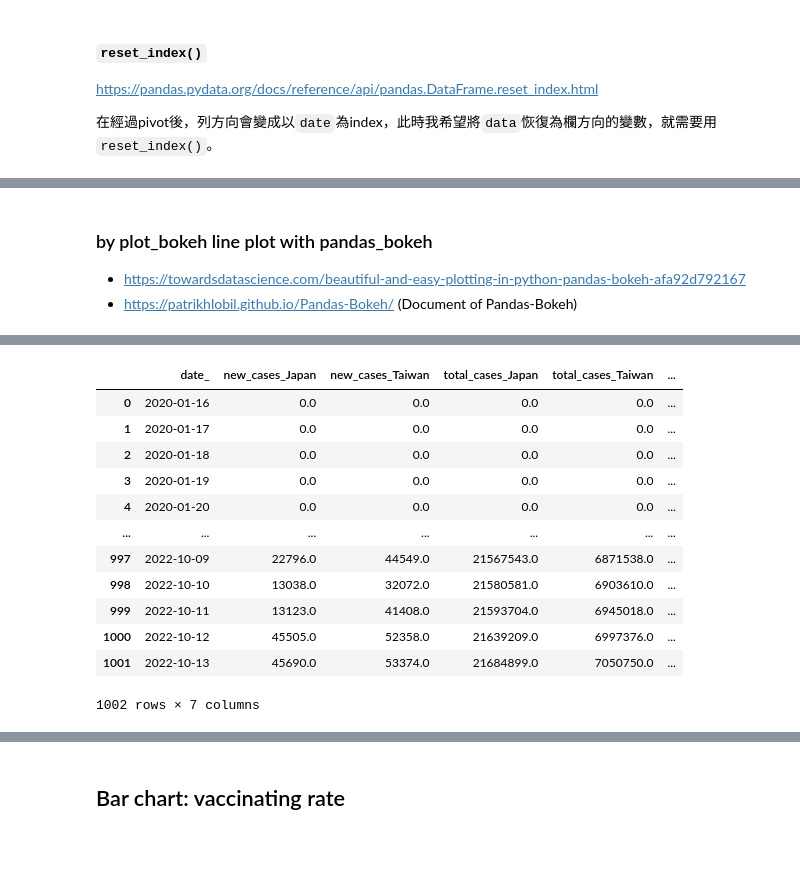
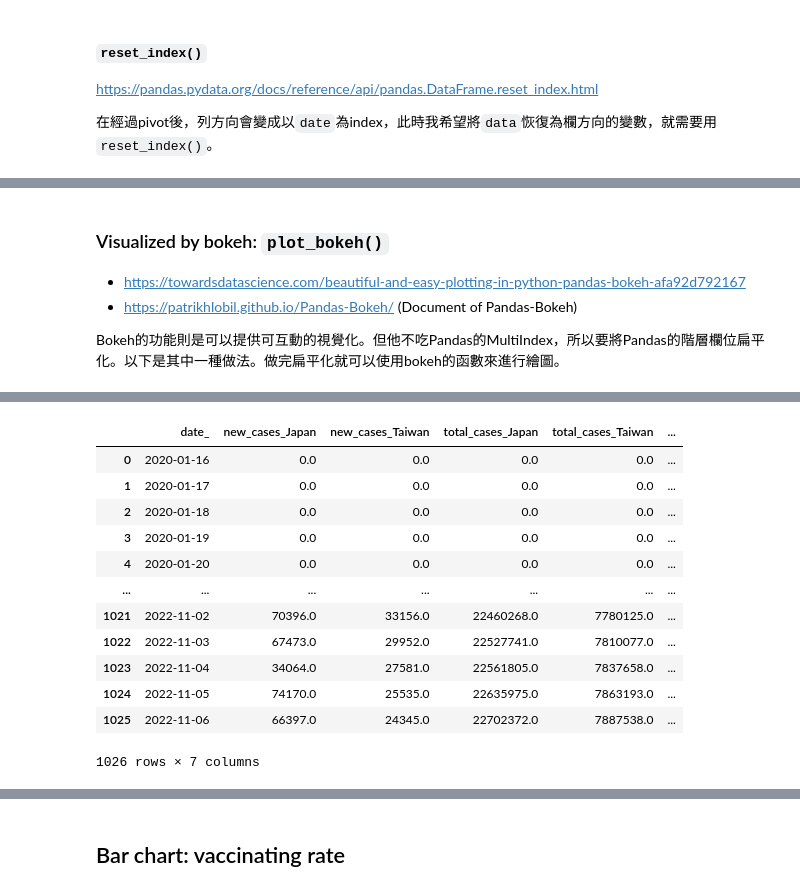
Before and after one commit to p4css/py4css, a Jupyter notebook: _sources/PSS/P07_2_bokeh.ipynb, the cells around one changed output, grey strips where cells are left out. Cells and saved outputs as stored; diff of their text form; code cells hidden in the pictures; blank space fills up the shorter version.

```diff
--- a/_sources/PSS/P07_2_bokeh.ipynb
+++ b/_sources/PSS/P07_2_bokeh.ipynb
@@ -140,4 +168,5 @@ df_tw.plot(x="date", y="new_cases", figsize=(10, 5))
 # %%
 df1 = df_asia.loc[df_asia['location'].isin(["Taiwan", "Japan"])]
+df1['date'] = pd.to_datetime(df1['date'], format="%Y-%m-%d")
 set(df1.location)
 # %% [output]
@@ -237,7 +303,9 @@ Name: Taiwan, Length: 1002, dtype: float64
 # %% [markdown]
-### by plot_bokeh line plot with pandas_bokeh
+### Visualized by bokeh: `plot_bokeh()`
 - https://towardsdatascience.com/beautiful-and-easy-plotting-in-python-pandas-bokeh-afa92d792167
 - https://patrikhlobil.github.io/Pandas-Bokeh/ (Document of Pandas-Bokeh)
+
+Bokeh的功能則是可以提供可互動的視覺化。但他不吃Pandas的MultiIndex，所以要將Pandas的階層欄位扁平化。以下是其中一種做法。做完扁平化就可以使用bokeh的函數來進行繪圖。
 # %%
 from bokeh.plotting import figure, show
 from bokeh.io import output_notebook
@@ -249,23 +317,23 @@ pandas_bokeh.output_notebook()
 Loading BokehJS ...
 [interactive output not drawn]
 # %%
-# df_wide2 = df_wide.copy()
+df_wide2 = df_wide.copy()
 df_wide2.columns = df_wide.columns.map('_'.join)
 df_wide2
 # %% [output]
 |  | date_ | new_cases_Japan | new_cases_Taiwan | total_cases_Japan | total_cases_Taiwan | ... |
 | 0 | 2020-01-16 | 0.0 | 0.0 | 0.0 | 0.0 | ... |
 | 1 | 2020-01-17 | 0.0 | 0.0 | 0.0 | 0.0 | ... |
 | 2 | 2020-01-18 | 0.0 | 0.0 | 0.0 | 0.0 | ... |
 | 3 | 2020-01-19 | 0.0 | 0.0 | 0.0 | 0.0 | ... |
 | 4 | 2020-01-20 | 0.0 | 0.0 | 0.0 | 0.0 | ... |
 | ... | ... | ... | ... | ... | ... | ... |
-| 997 | 2022-10-09 | 22796.0 | 44549.0 | 21567543.0 | 6871538.0 | ... |
-| 998 | 2022-10-10 | 13038.0 | 32072.0 | 21580581.0 | 6903610.0 | ... |
-| 999 | 2022-10-11 | 13123.0 | 41408.0 | 21593704.0 | 6945018.0 | ... |
-| 1000 | 2022-10-12 | 45505.0 | 52358.0 | 21639209.0 | 6997376.0 | ... |
-| 1001 | 2022-10-13 | 45690.0 | 53374.0 | 21684899.0 | 7050750.0 | ... |
+| 1021 | 2022-11-02 | 70396.0 | 33156.0 | 22460268.0 | 7780125.0 | ... |
+| 1022 | 2022-11-03 | 67473.0 | 29952.0 | 22527741.0 | 7810077.0 | ... |
+| 1023 | 2022-11-04 | 34064.0 | 27581.0 | 22561805.0 | 7837658.0 | ... |
+| 1024 | 2022-11-05 | 74170.0 | 25535.0 | 22635975.0 | 7863193.0 | ... |
+| 1025 | 2022-11-06 | 66397.0 | 24345.0 | 22702372.0 | 7887538.0 | ... |
-1002 rows × 7 columns
+1026 rows × 7 columns
 # %%
 df_wide2.plot_bokeh(
     kind='line',
```
Also changed, not shown: parts of 42 cells of this notebook, 36 other files.
